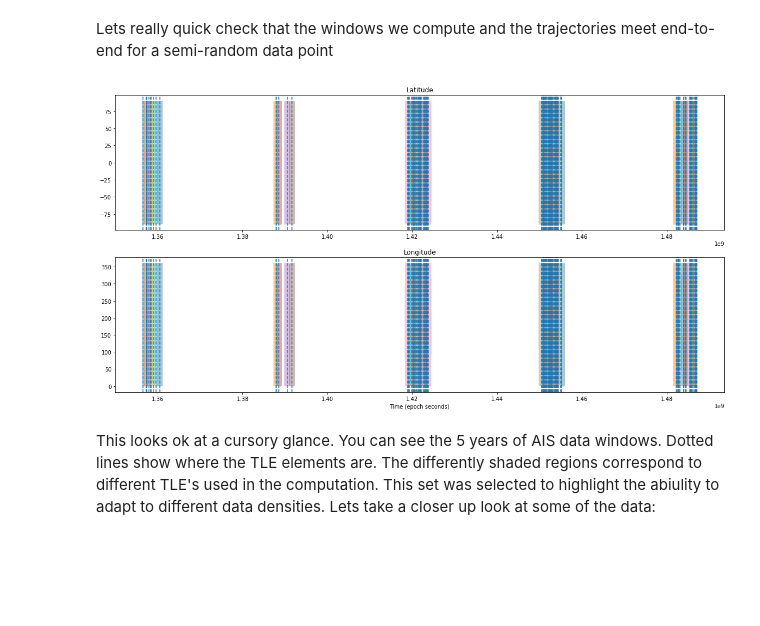
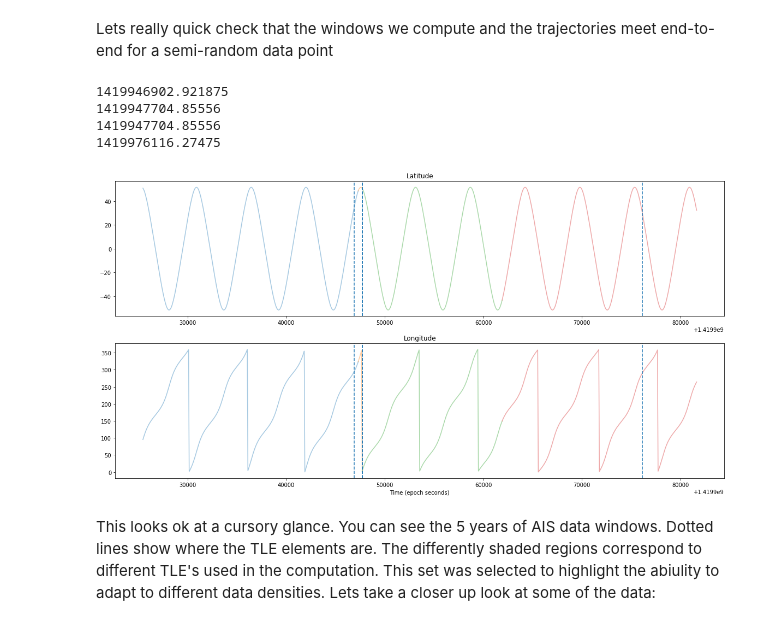
Before and after one commit to att-vault/vault, a Jupyter notebook: Notebook/TLE_precompute_checks.ipynb, the cells around one changed output. Saved outputs shown, nothing was run; the diff lists cells and outputs as text; code cells hidden in the pictures; blank space fills up the shorter version.

```diff
--- a/Notebook/TLE_precompute_checks.ipynb
+++ b/Notebook/TLE_precompute_checks.ipynb
@@ -13,38 +13,48 @@ Loaded 19404 unique norad identifiers
 Lets really quick check that the windows we compute and the trajectories meet end-to-end for a semi-random data point
 # %%
 import matplotlib.pyplot as plt
+from datetime import datetime
 
-
-def test_demo_plots(norad_id: int, max_tle_count: int):
+def test_demo_plots(norad_id: int, lower: int, upper: int, max_tle_count=float('inf')):
     fig, (ax1, ax2) = plt.subplots(2, 1)
     fig.set_size_inches(20,  10)
 
     tlem = sathelpers.TLEManager(h5path, norad_id)
     windows = tlem.get_compute_windows()
 
     for i, (start, end, tle1, tle2) in enumerate(windows):
         if i > max_tle_count:
             break
+
+        if start < lower and end < lower:
+            continue
+        if end > upper and end > upper:
+            continue
 
         times, lats, longs, alts = tlem.compute_lat_long_dist(start, end, tle1, tle2)
 
         ax1.set_title("Latitude")
         ax1.plot(times, lats, alpha=0.4)
 
         ax2.set_title("Longitude")
         ax2.plot(times, longs, alpha=0.4)
         ax2.set_xlabel("Time (epoch seconds)")
 
     # Add vertical lines where there are TLE epochs
     xmin, xmax = ax1.get_xlim()
     for t in tlem.get_tle_times():
         if(t > xmin and t < xmax):
             ax1.axvline(t, ls="--")
             ax2.axvline(t, ls="--")
+            print(t)
 
-test_demo_plots(list(all_ids)[-3001], float("inf"))
+test_demo_plots(25544, datetime(2014,12,30, 10, 0, 0).timestamp(), datetime(2014,12,31, 4, 0, 0).timestamp())
 # %% [output]
+1419946902.921875
+1419947704.85556
+1419947704.85556
+1419976116.27475
-[figure, old version]
+[figure, new version]
 # %% [markdown]
 This looks ok at a cursory glance. You can see the 5 years of AIS data windows. Dotted lines show where the TLE elements are. The differently shaded regions correspond to different TLE's used in the computation. This set was selected to highlight the abiulity to adapt to different data densities. Lets take a closer up look at some of the data:
 # %%
```
Also changed, not shown: 2 other files.
